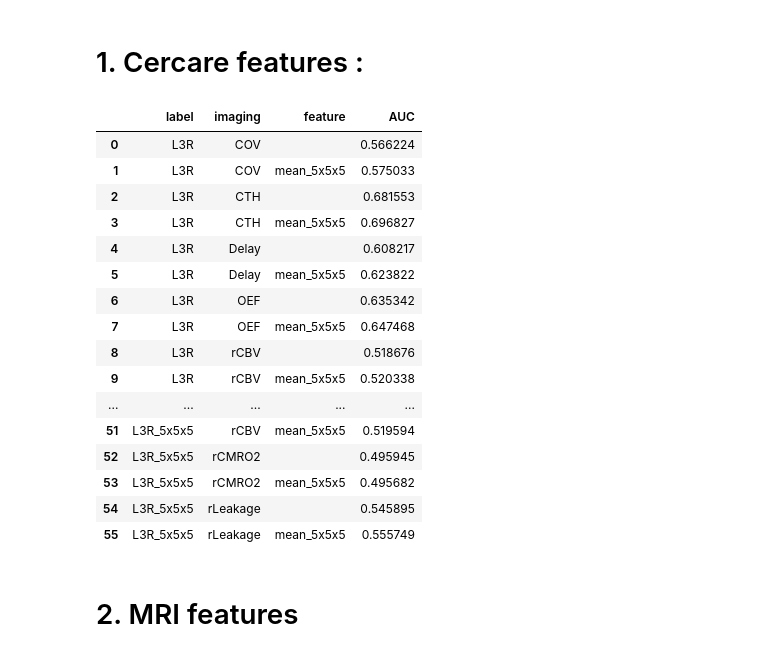
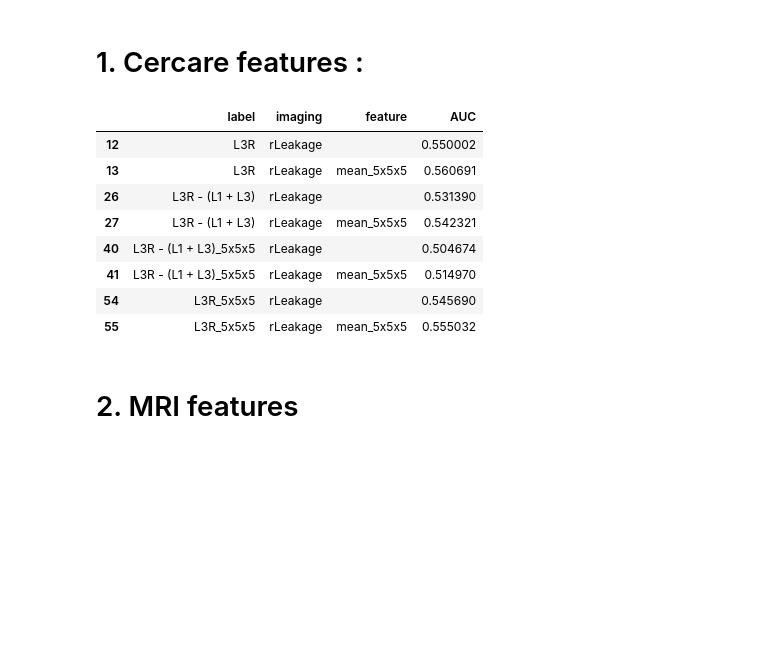
Before and after one commit to maichi98/RELAPSE_PREDICTION, a Jupyter notebook: notebooks/auc_values_per_patient.ipynb, the cells around one changed output. Cells and saved outputs as stored; diff of their text form; code cells hidden in the pictures; blank space fills up the shorter version.

```diff
--- a/notebooks/auc_values_per_patient.ipynb
+++ b/notebooks/auc_values_per_patient.ipynb
@@ -28,25 +28,19 @@ for patient in tqdm(constants.list_patients):
 df_cercare_auc.to_csv("cercare_auc_values_per_patient.csv", index=False)
 # %%
 df_cercare_auc["feature"].fillna("", inplace=True)
-df_cercare_auc.groupby(["label", "imaging", "feature"])["AUC"].mean().reset_index()
+df = df_cercare_auc.groupby(["label", "imaging", "feature"])["AUC"].mean().reset_index()
-# %% [output]
-|  | label | imaging | feature | AUC |
-| 0 | L3R | COV |  | 0.566224 |
-| 1 | L3R | COV | mean_5x5x5 | 0.575033 |
-| 2 | L3R | CTH |  | 0.681553 |
-| 3 | L3R | CTH | mean_5x5x5 | 0.696827 |
-| 4 | L3R | Delay |  | 0.608217 |
-| 5 | L3R | Delay | mean_5x5x5 | 0.623822 |
-| 6 | L3R | OEF |  | 0.635342 |
-| 7 | L3R | OEF | mean_5x5x5 | 0.647468 |
-| 8 | L3R | rCBV |  | 0.518676 |
-| 9 | L3R | rCBV | mean_5x5x5 | 0.520338 |
-| ... | ... | ... | ... | ... |
-| 51 | L3R_5x5x5 | rCBV | mean_5x5x5 | 0.519594 |
-| 52 | L3R_5x5x5 | rCMRO2 |  | 0.495945 |
-| 53 | L3R_5x5x5 | rCMRO2 | mean_5x5x5 | 0.495682 |
-| 54 | L3R_5x5x5 | rLeakage |  | 0.545895 |
-| 55 | L3R_5x5x5 | rLeakage | mean_5x5x5 | 0.555749 |
+# %%
+df.loc[df['imaging'] == 'rLeakage']
+# %% [output]
+|  | label | imaging | feature | AUC |
+| 12 | L3R | rLeakage |  | 0.550002 |
+| 13 | L3R | rLeakage | mean_5x5x5 | 0.560691 |
+| 26 | L3R - (L1 + L3) | rLeakage |  | 0.531390 |
+| 27 | L3R - (L1 + L3) | rLeakage | mean_5x5x5 | 0.542321 |
+| 40 | L3R - (L1 + L3)_5x5x5 | rLeakage |  | 0.504674 |
+| 41 | L3R - (L1 + L3)_5x5x5 | rLeakage | mean_5x5x5 | 0.514970 |
+| 54 | L3R_5x5x5 | rLeakage |  | 0.545690 |
+| 55 | L3R_5x5x5 | rLeakage | mean_5x5x5 | 0.555032 |
 # %% [markdown]
 # 2. MRI features
 # %%
```
Also changed, not shown: parts of 2 cells of this notebook, 31 other files.
